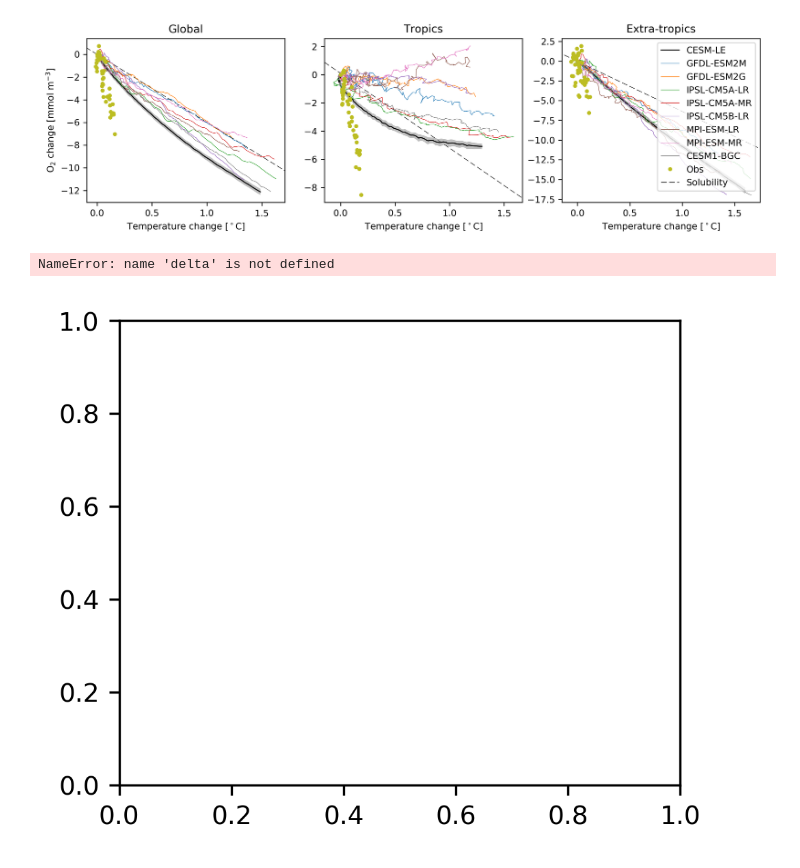
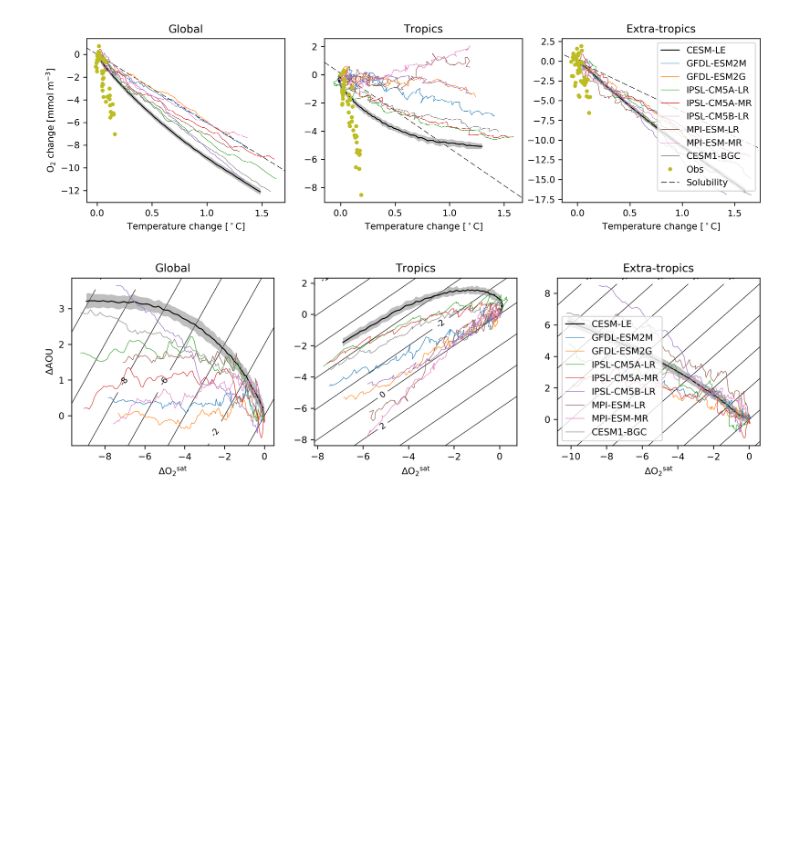
Before and after one commit to matt-long/iucn-deoxygenation-report, a Jupyter notebook: plot_tropical_hilat_phase.ipynb, the cells around one changed output. Saved outputs shown, nothing was run; the diff lists cells and outputs as text; code cells hidden in the pictures; blank space fills up the shorter version.

```diff
--- a/plot_tropical_hilat_phase.ipynb
+++ b/plot_tropical_hilat_phase.ipynb
@@ -71,6 +71,7 @@ matdata = sio.loadmat('data/hist_1000m.mat')
 time = xr.DataArray(matdata['time'][:,0],dims=('time'),coords={'time':matdata['time'][:,0]})
 time = time.sel(time=slice(1901.,2006.))
 o2 = xr.DataArray(matdata['o2_global'],dims=('model','time','region'))
+o2sat = xr.DataArray(matdata['sat_global'],dims=('model','time','region'))
 T = xr.DataArray(matdata['T_global'],dims=('model','time','region'))
 
 #-- append 21st century data: 2005-2100
@@ -85,14 +86,22 @@ o2 = xr.concat((o2,
                 xr.DataArray(matdata['o2_global']+adjust.values[:,None,:],
                              dims=('model','time','region'))),dim='time')
 
+adjust = o2sat[:,-1,:]-matdata['sat_global'][:,0,:]
+o2sat = xr.concat((o2sat,
+                xr.DataArray(matdata['sat_global']+adjust.values[:,None,:],
+                             dims=('model','time','region'))),dim='time')
+
 adjust = T[:,-1,:]-matdata['T_global'][:,0,:]
 T = xr.concat((T,
                xr.DataArray(matdata['T_global']+adjust.values[:,None,:],
                             dims=('model','time','region'))),dim='time')
 
 #-- assemble dataset
-cmip = xr.Dataset({'TEMP':T,'O2':o2,'time':time,'region':region,'model':model})
+cmip = xr.Dataset({'TEMP':T,'O2':o2,'O2sat':o2sat,'time':time,'region':region,'model':model})
 cmip.time.values = np.arange(1901,2101,1)
+
+
+cmip['AOU'] = cmip.O2sat - cmip.O2
 
 #-- sort to make regions: global, low-lat, hi-lat
 cmip = cmip.sortby('region')
@@ -267,49 +280,48 @@ fig = plt.figure(figsize=(12,3),dpi=300)
 gs = gridspec.GridSpec(1,3)
 matplotlib.rcParams['contour.negative_linestyle'] = 'solid'
 
-for i in range(len(ds.ens)):
-    ax = fig.add_subplot(gs[0,0])
-    ax.plot(delta.O2sat[i,:,1],delta.AOU[i,:,1],'-',linewidth=1)
-    ax.axis('equal')
+for ip,region in enumerate(['Global','Tropics','Extra-tropics']):
+    i = region_names.index(region)
 
-    ax = fig.add_subplot(gs[0,1])
-    ax.plot(delta.O2sat[i,:,2],delta.AOU[i,:,2],'-',linewidth=1)
-    ax.axis('equal')
+    ax = fig.add_subplot(gs[0,ip])
+    ax.plot(dcesm_le.O2sat[:,i],dcesm_le.AOU[:,i],'k-',linewidth=1.,label='CESM-LE')
+    ax.fill_between(dcesm_le.O2sat[:,i],dcesm_le.AOU[:,i]+scesm_le.AOU[:,i],dcesm_le.AOU[:,i]-scesm_le.AOU[:,i],
+                    facecolor='gray',alpha=0.5)
 
-    ax = fig.add_subplot(gs[0,2])
-    ax.plot(delta.O2sat[i,:,0],delta.AOU[i,:,0],'-',linewidth=1)
-    ax.axis('equal')
+    for im,m in enumerate(cmip.model.values):
+        ax.plot(dcmip.O2sat[im,:,i],dcmip.AOU[im,:,i],'-',linewidth=0.5,label=m)
+
+#    ax.plot(dobs.O2sat[:,i],dobs.AOU[:,i],'.',label='Obs')
+
+    ax.set_title(region)
+
+handles, labels = ax.get_legend_handles_labels()
+ax.legend(handles, labels)
 
 axs = fig.get_axes()
 for i,ax in enumerate(axs):
     xlm = ax.get_xlim()
     ylm = ax.get_ylim()
     x = np.arange(xlm[0]-3,xlm[1]+3.2,0.2)
     y = np.arange(ylm[0]-3,ylm[1]+3.2,0.2)
     x,y = np.meshgrid(x,y)
     z = x - y
     cs = ax.contour(x,y,z,levels=np.arange(-20,7,2),colors='black',linewidths=0.5,zorder=-10)
     cs.levels = [plot_tools.contour_label_format(val) for val in cs.levels]
     fmt = '%r'
     #-- add contour labels
     lb = plt.clabel(cs, fontsize=8,
                    inline = True,
                    fmt=fmt)
     ax.set_xlim(xlm)
     ax.set_ylim(ylm)
 
     ax.set_xlabel('$\Delta$O${_{2}}^{sat}$')
 
     if i == 0:
         ax.set_ylabel('$\Delta$$AOU$')
-
-axs[0].set_title('Tropics (|lat|<20$^{\circ}$)')
-axs[1].set_title('Extra-tropics (|lat|>20$^{\circ}$)')
-axs[2].set_title('Global')
-
 plt.savefig(plot_name,bbox_inches='tight')
 # %% [output]
-NameError: name 'delta' is not defined
-[figure, old version]
+[figure, new version]
 # %%
 dd
```
Also changed, not shown: parts of 2 cells of this notebook, 2 other files.
